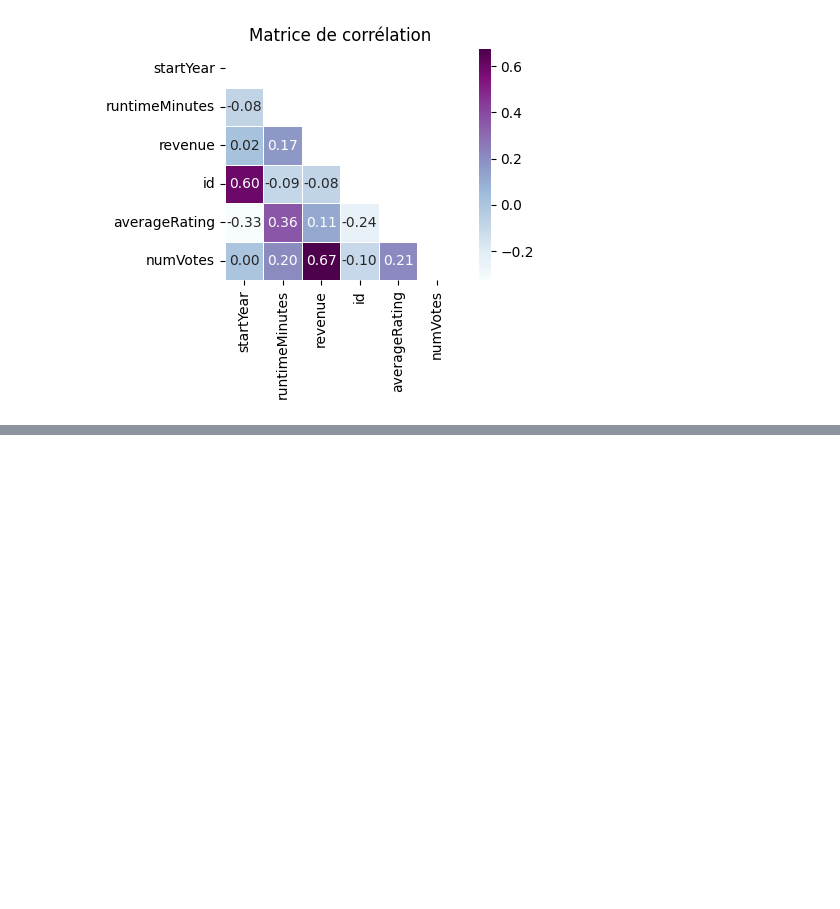
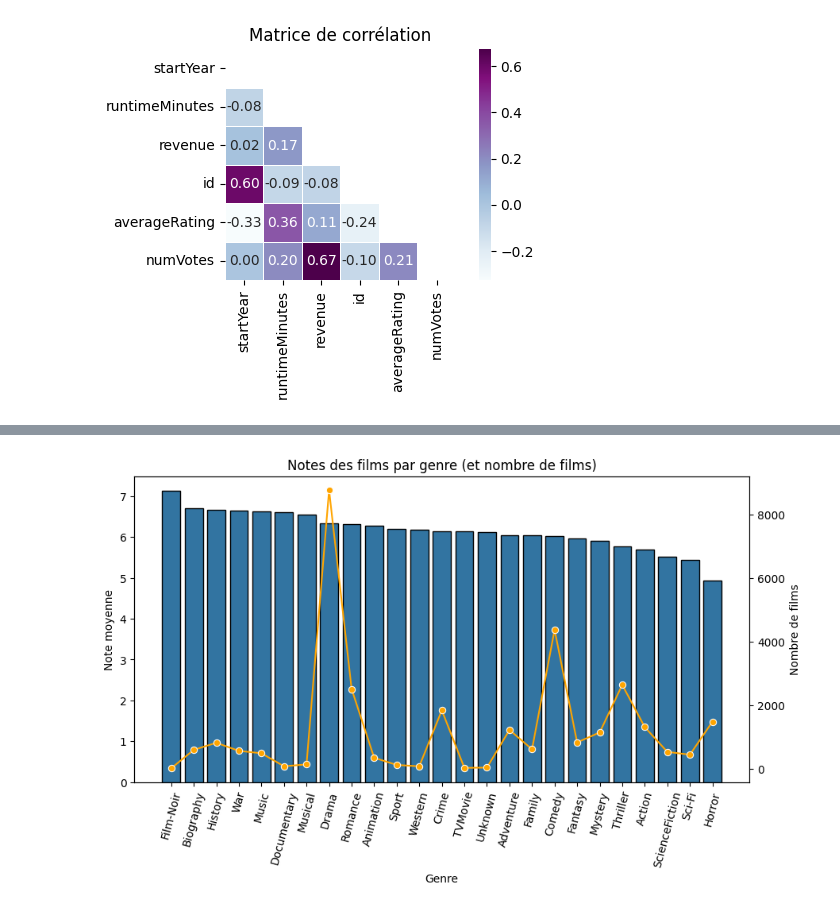
Before and after one commit to Idumii/WildCodeSchool-Projet2, a Jupyter notebook: analyse.ipynb, the cells around one changed output, grey strips where cells are left out. Cells and saved outputs as stored; diff of their text form; code cells hidden in the pictures; blank space fills up the shorter version.

```diff
--- a/analyse.ipynb
+++ b/analyse.ipynb
@@ -107,0 +124,19 @@ plt.show()
+# %%
+# Créer un dataframe avec les notes moyennes par genre
+df_genre = df.copy().reset_index()
+df_genre = df_genre[['tconst', 'genres', 'averageRating']]
+df_genre = (
+    df_genre
+    .assign(genres = df_genre['genres'].str.split(','))  # chaînage en liste
+    .explode('genres')                                  # une ligne par genre
+    .assign(genres = lambda d: d['genres'].str.strip()) # suppression des espaces en trop
+    .query("genres != '' and genres == genres")
+    )
+
+# Créer un dataframe avec les notes moyennes par genre
+df_genre = df_genre.groupby('genres').agg(
+    averageRating=('averageRating', 'mean'),
+    count=('averageRating', 'size')
+    ).reset_index()
+
+display(df_genre)
@@ -107,0 +161,24 @@ plt.show()
+# %%
+df_genre_sorted = df_genre.sort_values(by='averageRating', ascending=False)
+
+# Création des axes pour le graphique
+fig, ax1 = plt.subplots(figsize=(10, 5))
+ax2 = ax1.twinx()
+
+# Créer un graphique à barres pour les notes moyennes par genre
+bar = sns.barplot(data=df_genre_sorted, x='genres', y='averageRating', edgecolor='black', order=df_genre_sorted['genres'], ax=ax1)
+
+# Créer une ligne pour le nombre de films par genre
+sns.lineplot(data=df_genre_sorted, x='genres', y='count', ax=ax2, color='orange', marker='o')
+
+ax1.set_xlabel('Genre')
+ax1.set_ylabel('Note moyenne')
+ax2.set_ylabel('Nombre de films')
+
+ax1.set_xticks(df_genre_sorted['genres'])
+ax1.set_xticklabels(df_genre_sorted['genres'], rotation=75)
+
+plt.title('Notes des films par genre (et nombre de films)')
+plt.show()
+# %% [output]
+[figure, added]
```
Also changed, not shown: parts of 5 cells of this notebook.
